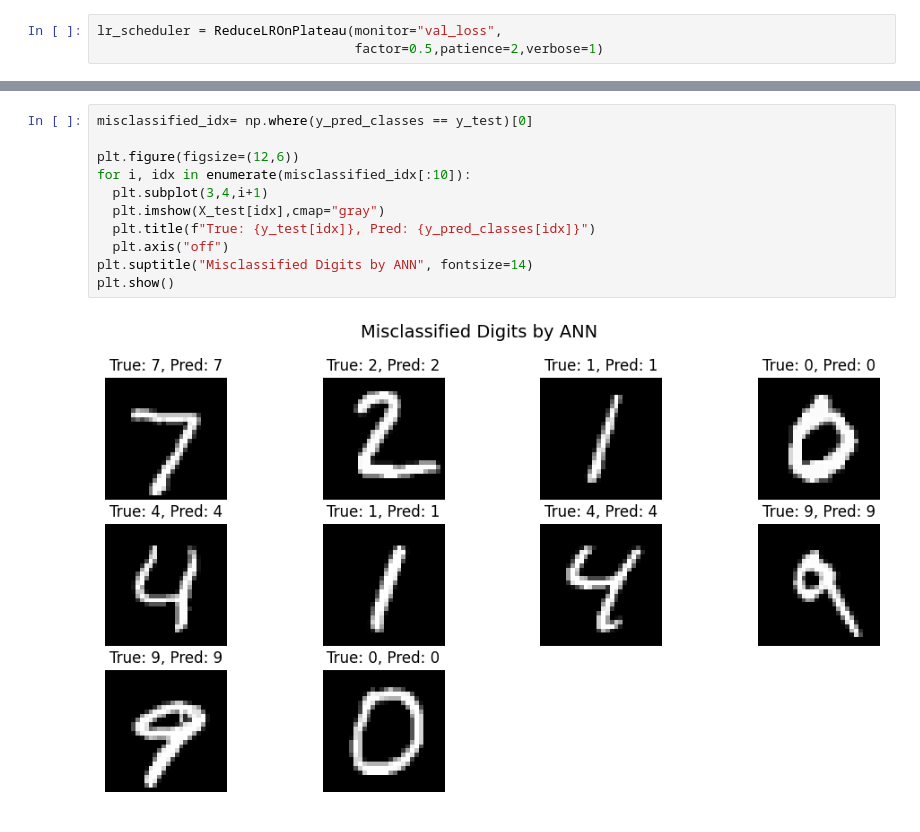
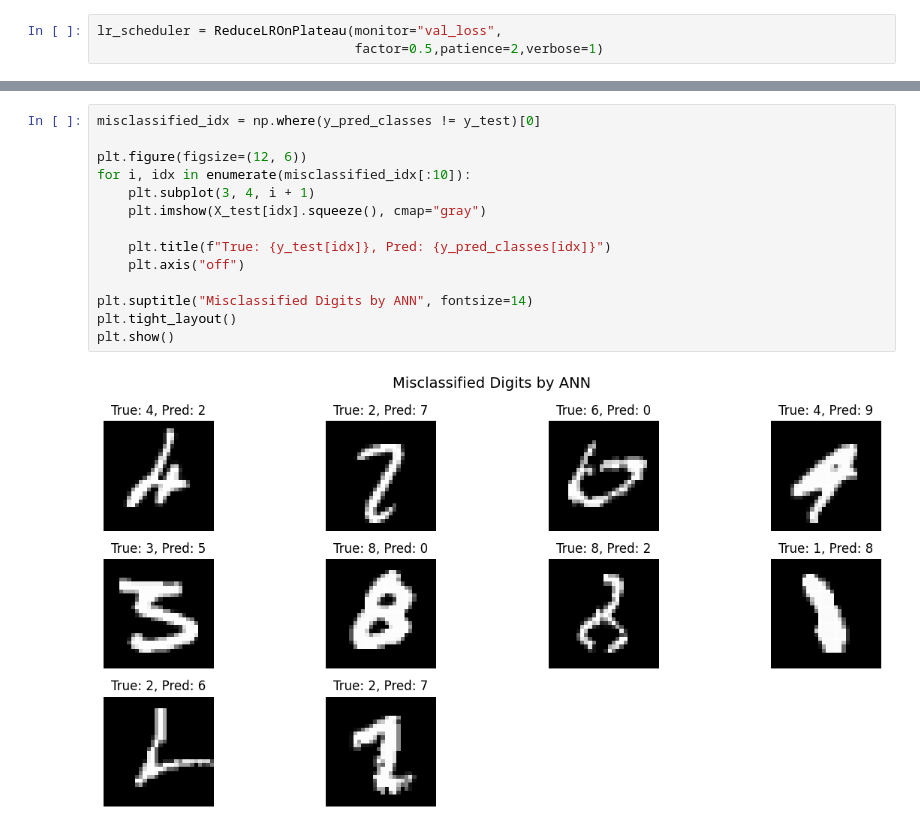
Before and after one commit to Vaibhav-learn/Digit-Recognition, a Jupyter notebook: DigitRecognition1.ipynb, the cells around one changed output, grey strips where cells are left out. Saved outputs shown, nothing was run; the diff lists cells and outputs as text.

```diff
--- a/DigitRecognition1.ipynb
+++ b/DigitRecognition1.ipynb
@@ -134,15 +134,18 @@ Classificatipon Report:
    macro avg       0.98      0.98      0.98     10000
 weighted avg       0.98      0.98      0.98     10000
 # %%
-misclassified_idx= np.where(y_pred_classes == y_test)[0]
+misclassified_idx = np.where(y_pred_classes != y_test)[0]
 
-plt.figure(figsize=(12,6))
+plt.figure(figsize=(12, 6))
 for i, idx in enumerate(misclassified_idx[:10]):
-  plt.subplot(3,4,i+1)
-  plt.imshow(X_test[idx],cmap="gray")
-  plt.title(f"True: {y_test[idx]}, Pred: {y_pred_classes[idx]}")
-  plt.axis("off")
+    plt.subplot(3, 4, i + 1)
+    plt.imshow(X_test[idx].squeeze(), cmap="gray")
+
+    plt.title(f"True: {y_test[idx]}, Pred: {y_pred_classes[idx]}")
+    plt.axis("off")
+
 plt.suptitle("Misclassified Digits by ANN", fontsize=14)
+plt.tight_layout()
 plt.show()
 # %% [output]
-[figure, old version]
+[figure, new version]
```
Also changed, not shown: parts of 5 cells of this notebook, 1 other file.
